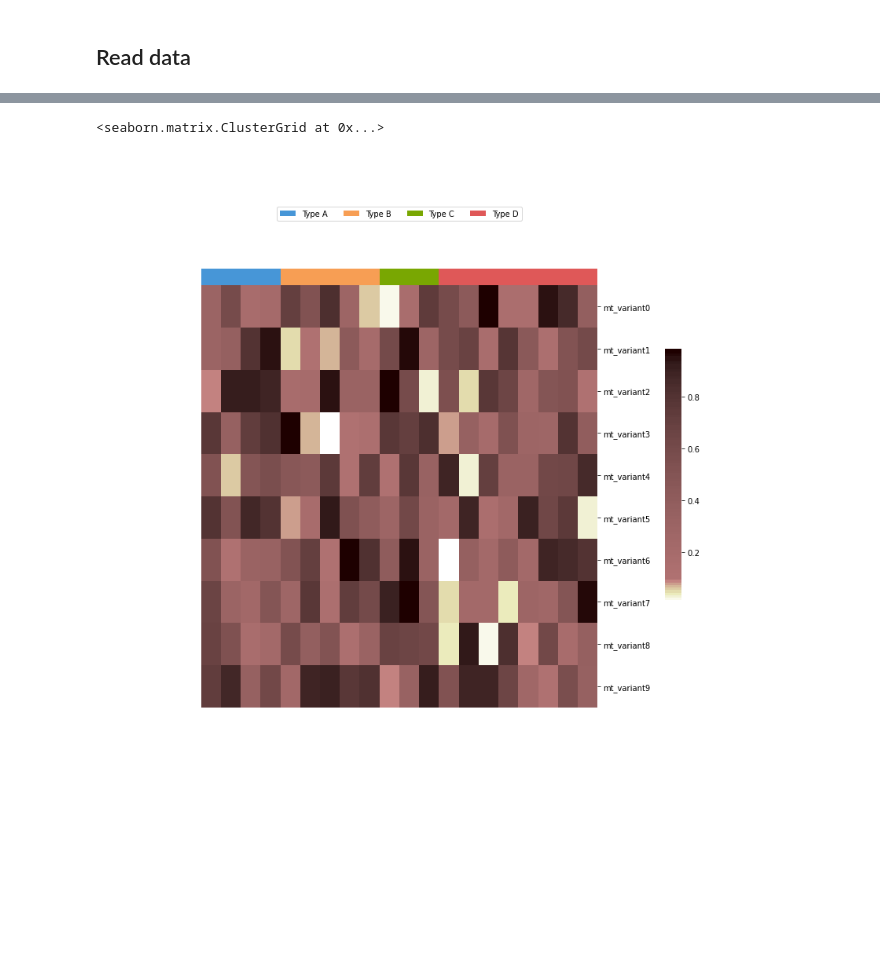
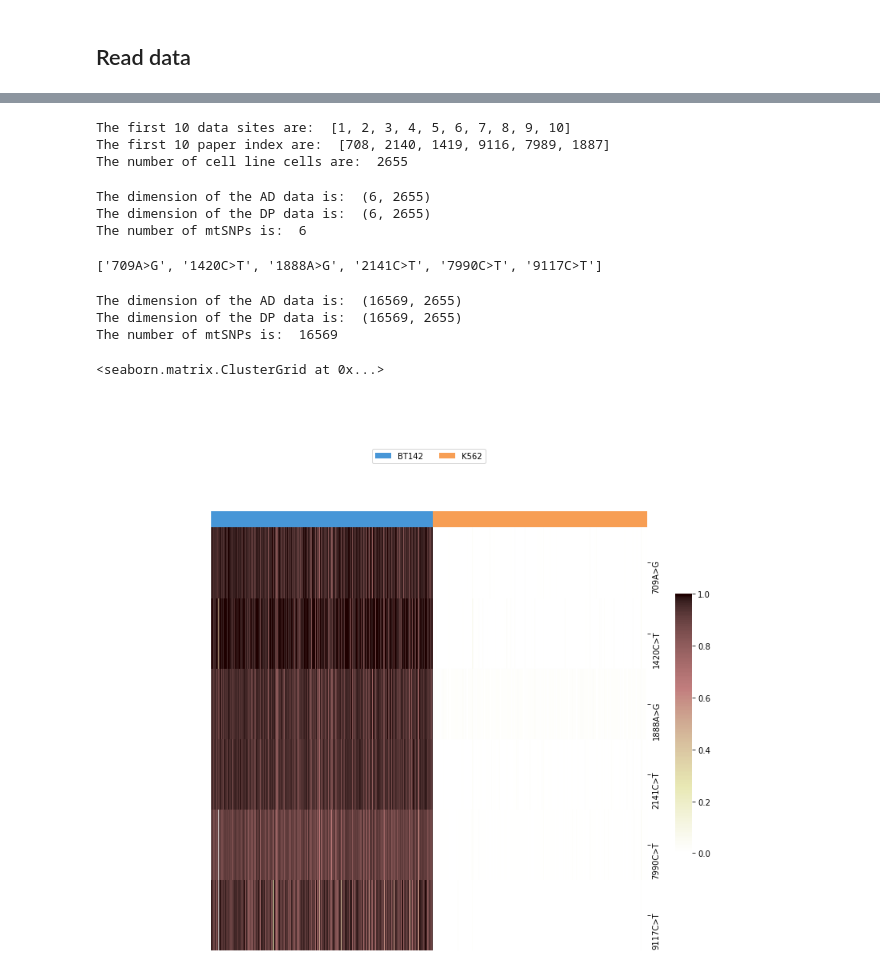
Before and after one commit to linxy29/civet_analysis, a Jupyter notebook: k562_bt142_plots.ipynb, the cells around one changed output, grey strips where cells are left out. Cells and saved outputs as stored; diff of their text form; code cells hidden in the pictures; blank space fills up the shorter version.

Commit message:
add plotting

```diff
--- a/k562_bt142_plots.ipynb
+++ b/k562_bt142_plots.ipynb
@@ -30,0 +83,9 @@ allele_freq_matrix.shape[0]
+# %%
+## check whether the mutation site are in the paper
+paper_site = [int(re.match(r'\d+', item).group()) for item in paper_variants]
+print("The first 10 mutation sites in paper are: ", paper_site[:10])
+pval_site = [int(re.match(r'\d+', item).group()) for item in res.index]
+print("The first 10 mutation sites in data are: ", pval_site[:10])
+## get the index of the paper site in the data site
+paper_pval_index = [pval_site.index(item) for item in paper_site]
+print("The first 10 paper index are: ", paper_pval_index[:10])
@@ -30,0 +114,39 @@ allele_freq_matrix.shape[0]
+# %%
+## get indices in mquad data
+mquad_site = [int(re.match(r'\d+', item).group()) for item in k562bt142_mquad.variants]
+print("The first 10 data sites are: ", mquad_site[:10])
+## get the index of the paper site in the mquad site
+paper_mquad_index = [mquad_site.index(item) for item in paper_site]
+print("The first 10 paper index are: ", paper_mquad_index[:10])
+## get the cell index that have cell line information
+include_cell_index = [index for index in range(len(k562bt142_barcode)) if k562bt142_barcode[index] in clonID['barcode'].values]
+include_cell_barcode = [k562bt142_barcode[index] for index in include_cell_index]
+print("The number of cell line cells are: ", len(include_cell_index))
+# %% [output]
+The first 10 data sites are:  [1, 2, 3, 4, 5, 6, 7, 8, 9, 10]
+The first 10 paper index are:  [708, 2140, 1419, 9116, 7989, 1887]
+The number of cell line cells are:  2655
+# %%
+true_variants_mquad = select_mquad(k562bt142_mquad, include_indices= paper_mquad_index, include_cell=include_cell_index)
+print("The dimension of the AD data is: ", true_variants_mquad.ad.shape)
+print("The dimension of the DP data is: ", true_variants_mquad.dp.shape)
+print("The number of mtSNPs is: ", len(true_variants_mquad.variants))
+# %% [output]
+The dimension of the AD data is:  (6, 2655)
+The dimension of the DP data is:  (6, 2655)
+The number of mtSNPs is:  6
+# %%
+true_variants_mquad.variants
+# %% [output]
+['709A>G', '1420C>T', '1888A>G', '2141C>T', '7990C>T', '9117C>T']
+# %%
+write_mquad(true_variants_mquad, "/home/linxy29/data/maester/maester_paper/k562_bt142/maester/trimmed_starsolo_chrM_cellSNP0_paperVariantCell")
+subsetCell_mquad = select_mquad(k562bt142_mquad, include_cell=include_cell_index)
+write_mquad(subsetCell_mquad, "/home/linxy29/data/maester/maester_paper/k562_bt142/maester/trimmed_starsolo_chrM_cellSNP0_paperCell")
+print("The dimension of the AD data is: ", subsetCell_mquad.ad.shape)
+print("The dimension of the DP data is: ", subsetCell_mquad.dp.shape)
+print("The number of mtSNPs is: ", len(subsetCell_mquad.variants))
+# %% [output]
+The dimension of the AD data is:  (16569, 2655)
+The dimension of the DP data is:  (16569, 2655)
+The number of mtSNPs is:  16569
@@ -33,15 +158,17 @@ from matplotlib import cm
 from matplotlib.colors import ListedColormap, LinearSegmentedColormap
 
 raw_col = cm.get_cmap('pink_r', 200)
+new_colors = raw_col(np.linspace(0, 1, 256))
+even_seg_pink = LinearSegmentedColormap.from_list("even_seg_pink", new_colors)
 new_col = np.vstack((raw_col(np.linspace(0, 0.7, 10)),
                      raw_col(np.linspace(0.7, 1, 90))))
 segpink = ListedColormap(new_col, name='segpink')
-# %%
-mtSNP_ids = ['mt_variant%d' %x for x in range(allele_freq_matrix.shape[0])]
-cell_label = cell_type_info.CellType
-id_uniq = ['Type A', 'Type B', 'Type C', 'Type D']
-vireoSNP.plot.anno_heat(allele_freq_matrix, col_anno=cell_label, col_order_ids=id_uniq,
-                        cmap=segpink, yticklabels=mtSNP_ids)
-# %% [output]
-<seaborn.matrix.ClusterGrid at 0x...>
-[figure, removed]
+# %%
+mtSNP_ids = true_variants_mquad.variants
+cell_label = [clonID[clonID['barcode'] == barcode]['true_label'].values[0] for barcode in include_cell_barcode]
+id_uniq = np.unique(cell_label)
+vireoSNP.plot.anno_heat(true_variants_mquad.ad/true_variants_mquad.dp, col_anno=cell_label, col_order_ids=id_uniq,
+                        cmap=even_seg_pink, yticklabels=mtSNP_ids)
+# %% [output]
+<seaborn.matrix.ClusterGrid at 0x...>
+[figure, added]
```
Also changed, not shown: parts of 26 cells of this notebook, 3 other files.
